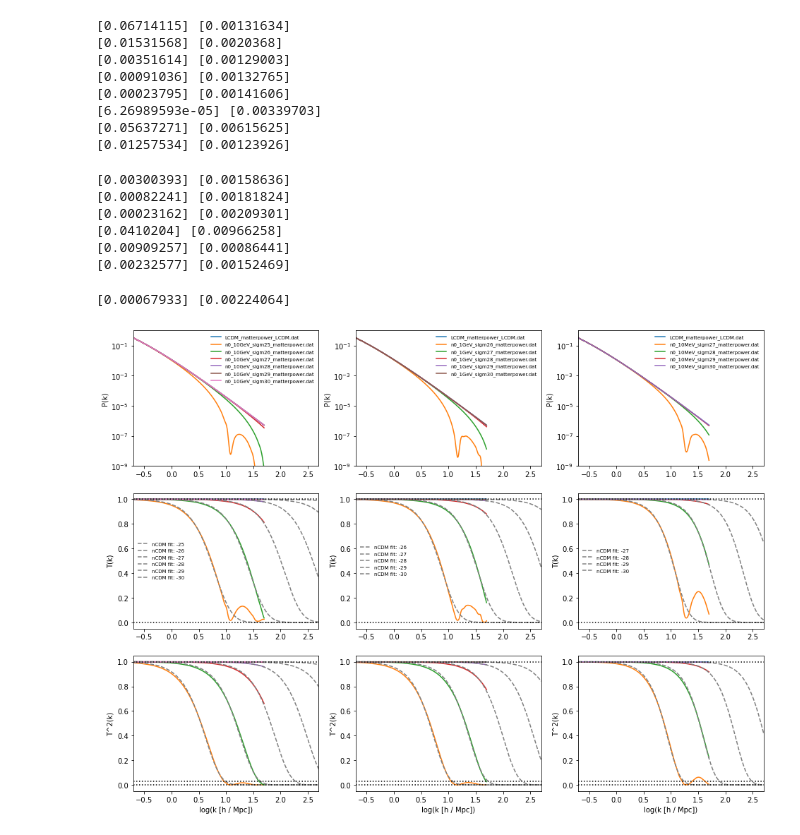
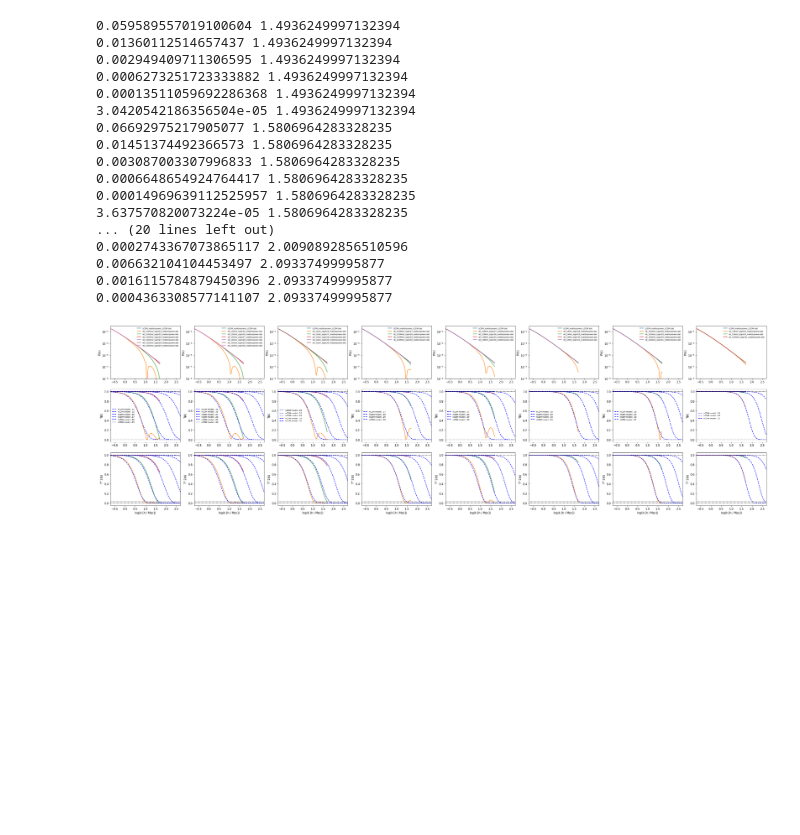
Before and after one commit to keirkwame/lya_emulator, a Jupyter notebook: lyaemu/fit_bDM.ipynb, the cells around one changed output. Cells and saved outputs as stored; diff of their text form; code cells hidden in the pictures; blank space fills up the shorter version.

```diff
--- a/lyaemu/fit_bDM.ipynb
+++ b/lyaemu/fit_bDM.ipynb
@@ -26,30 +69,13 @@ def transfer_function_nCDM(k, alpha):
-# %%
-n_spectra = 7
-spectra_fname = [None] * 3
-spectra_fname[0] = ['LCDM_matterpower_LCDM.dat', 'n0_10GeV_sigm25_matterpower.dat',
-                 'n0_10GeV_sigm26_matterpower.dat', 'n0_10GeV_sigm27_matterpower.dat',
-                 'n0_10GeV_sigm28_matterpower.dat', 'n0_10GeV_sigm29_matterpower.dat',
-                 'n0_10GeV_sigm30_matterpower.dat']
-log_sigma_cm2 = [-25., -26., -27., -28., -29., -30.]
-# %%
-spectra_fname[1] = ['LCDM_matterpower_LCDM.dat', None, 'n0_1GeV_sigm26_matterpower.dat',
-                 'n0_1GeV_sigm27_matterpower.dat', 'n0_1GeV_sigm28_matterpower.dat',
-                 'n0_1GeV_sigm29_matterpower.dat', 'n0_1GeV_sigm30_matterpower.dat'] #,
-#log_sigma_cm2 = [-26., -27., -28., -29., -30.]
-# %%
-spectra_fname[2] = ['LCDM_matterpower_LCDM.dat', None, None, 'n0_10MeV_sigm27_matterpower.dat',
-                 'n0_10MeV_sigm28_matterpower.dat', 'n0_10MeV_sigm29_matterpower.dat',
-                 'n0_10MeV_sigm30_matterpower.dat'] #,
-#log_sigma_cm2 = [-27., -28., -29., -30.]
 # %%
-log_mass_eV = [10., 9., 7.]
-beta_fit = [1.72, 1.83, 2.12]
+beta_fit = [1.540, 1.548, 1.588, 1.784, 1.875, 1.943, 2.010, 2.073]
+#beta_fit = [1.695, 1.712, 1.829, 1.938, 1.982, 2.196, 2.314, 2.432]
+k_cut_indices = [1., 1., 1.1, 1.3, 1.3, 1.6, 1.6, 1.7]
 fname_root = '/Users/keir/Simulations/bDM'
 #'n0_100MeV_sig8p8m29_matterpower.dat']
 
-fig, axes = plt.subplots(ncols=len(log_mass_eV), nrows=3, figsize=(16., 12.))
-nCDM_parameters = np.zeros((len(log_mass_eV), 6, n_model_params))
-nCDM_covariance = np.zeros((len(log_mass_eV), 6, n_model_params, n_model_params))
+fig, axes = plt.subplots(ncols=len(log_mass_eV), nrows=3, figsize=(16. * len(log_mass_eV) / 3., 12.))
+nCDM_parameters = np.zeros((len(log_mass_eV), n_spectra-1, n_model_params))
+nCDM_covariance = np.zeros((len(log_mass_eV), n_spectra-1, n_model_params, n_model_params))
 for m in range(len(log_mass_eV)):
     power_spectra = [None] * n_spectra
     for i in range(n_spectra):
@@ -64,10 +90,21 @@ for m in range(len(log_mass_eV)):
         axes[2, m].plot(np.log10(power_spectra[i][:, 0]), transfer_func ** 2.)
 
         if i > 0:
+            k_plot = np.linspace(-0.7, 2.7, num=1000)
+            alpha_predicted = 10. ** alpha_model(np.array([log_sigma_cm2[i-1], log_mass_eV[m]]), *alpha_parameters)
+            beta_predicted = beta_model(log_mass_eV[m], *beta_parameters)
+            print(alpha_predicted, beta_predicted)
+            transfer_predicted = transfer_function_nCDM(10. ** k_plot, alpha_predicted, beta_predicted)
+            axes[1, m].plot(k_plot, transfer_predicted, ls='--', label='nCDM model: %i'%log_sigma_cm2[i-1],
+                            color='blue')
+            axes[2, m].plot(k_plot, transfer_predicted ** 2, ls='--',
+                            label='nCDM model: %i'%log_sigma_cm2[i-1], color='blue')
+
+        '''if i > 0:
             #Fit nCDM parameters
             k_cut = power_spectra[i][:, 0] > 10. ** (-5.)
-            if i == 1:
-                k_cut *= power_spectra[i][:, 0] < 10. ** (1.)
+            #if i == 1:
+            #    k_cut *= power_spectra[i][:, 0] < 10. ** (k_cut_indices[m])
             transfer_function_nCDM_beta_fit = lambda k, a: transfer_function_nCDM(k, a, beta_fit[m])
             nCDM_parameters[m, i-1, :], nCDM_covariance[m, i-1, :, :] = spo.curve_fit(transfer_function_nCDM_beta_fit,
                                                                 power_spectra[i][:, 0][k_cut], transfer_func[k_cut],
@@ -76,46 +113,49 @@ for m in range(len(log_mass_eV)):
             print(nCDM_parameters[m, i-1, :],
                   np.sqrt(np.diag(nCDM_covariance[m, i-1, :, :])) / nCDM_parameters[m, i-1, :])
             k_plot = np.linspace(-0.7, 2.7, num=1000)
             axes[1, m].plot(k_plot, transfer_function_nCDM_beta_fit(10. ** k_plot, *nCDM_parameters[m, i-1, :]), ls='--',
                          label='nCDM fit: %i'%log_sigma_cm2[i-1], color='grey')
             axes[2, m].plot(k_plot, transfer_function_nCDM_beta_fit(10. ** k_plot, *nCDM_parameters[m, i-1, :]) ** 2, ls='--',
                          label='nCDM fit: %i'%log_sigma_cm2[i-1], color='grey')
             #*np.array([0.015, 2.24, -4.46]) #np.log10(power_spectra[i][:, 0])
+        '''
 
     axes[0, m].set_xlim([-0.7, 2.7])
     axes[0, m].set_ylim([1.e-9, 1.e+0])
     axes[1, m].set_xlim([-0.7, 2.7])
     axes[2, m].set_xlim([-0.7, 2.7])
     #axes[0].set_xscale('log')
     axes[0, m].set_yscale('log')
     #axes[1].set_yscale('log')
     #axes[1].set_xscale('log')
     axes[0, m].set_ylabel('P(k)')
     axes[1, m].set_ylabel('T(k)')
     axes[2, m].set_xlabel('log(k [h / Mpc])')
     axes[2, m].set_ylabel('T^2(k)')
     axes[1, m].axhline(y=0., ls=':', color='black')
     axes[1, m].axhline(y=1., ls=':', color='black')
     axes[2, m].axhline(y=0., ls=':', color='black')
     axes[2, m].axhline(y=0.03, ls=':', color='black')
     axes[2, m].axhline(y=1., ls=':', color='black')
     axes[0, m].legend(frameon=False, fontsize=7.)
     axes[1, m].legend(frameon=False, fontsize=7., loc='center left')
 plt.show()
 # %% [output]
-[0.06714115] [0.00131634]
-[0.01531568] [0.0020368]
-[0.00351614] [0.00129003]
-[0.00091036] [0.00132765]
-[0.00023795] [0.00141606]
-[6.26989593e-05] [0.00339703]
-[0.05637271] [0.00615625]
-[0.01257534] [0.00123926]
+0.059589557019100604 1.4936249997132394
+0.01360112514657437 1.4936249997132394
+0.002949409711306595 1.4936249997132394
+0.0006273251723333882 1.4936249997132394
+0.00013511059692286368 1.4936249997132394
+3.0420542186356504e-05 1.4936249997132394
+0.06692975217905077 1.5806964283328235
+0.01451374492366573 1.5806964283328235
+0.003087003307996833 1.5806964283328235
+0.0006648654924764417 1.5806964283328235
+0.00014969639112525957 1.5806964283328235
+3.637570820073224e-05 1.5806964283328235
+... (20 lines left out)
+0.0002743367073865117 2.0090892856510596
+0.006632104104453497 2.09337499995877
+0.0016115784879450396 2.09337499995877
+0.0004363308577141107 2.09337499995877
-[0.00300393] [0.00158636]
-[0.00082241] [0.00181824]
-[0.00023162] [0.00209301]
-[0.0410204] [0.00966258]
-[0.00909257] [0.00086441]
-[0.00232577] [0.00152469]
-[0.00067933] [0.00224064]
-[figure, old version]
+[figure, new version]
```
Also changed, not shown: parts of 15 cells of this notebook.
